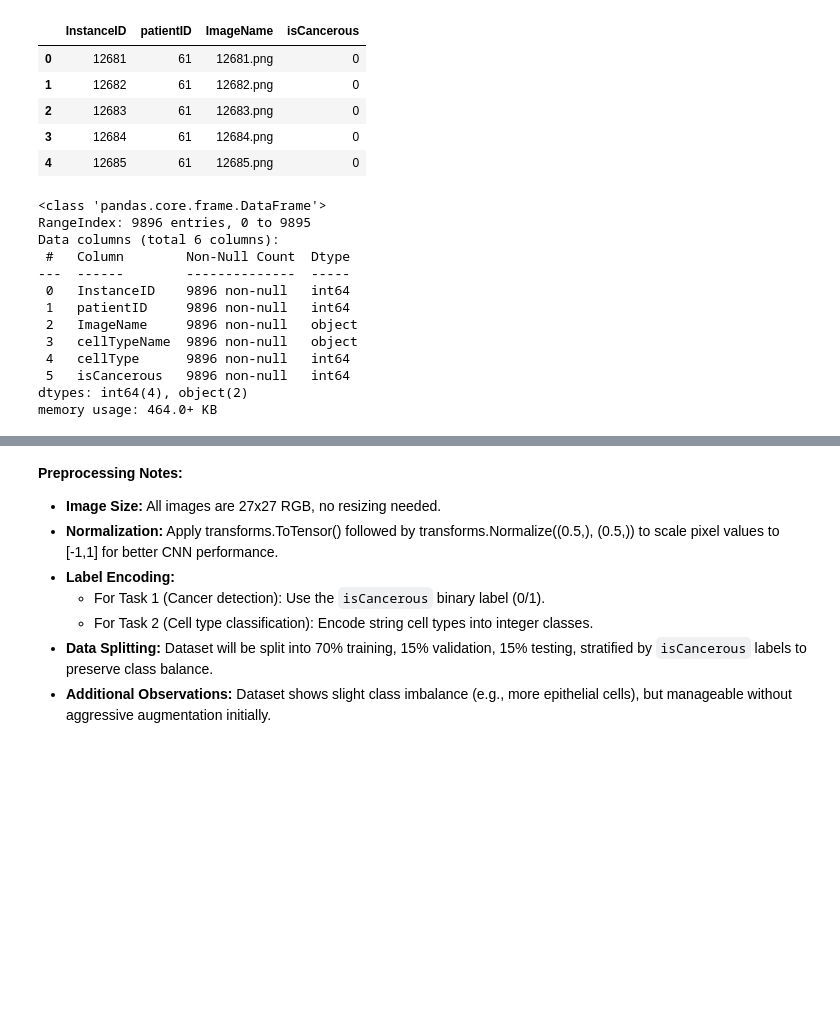
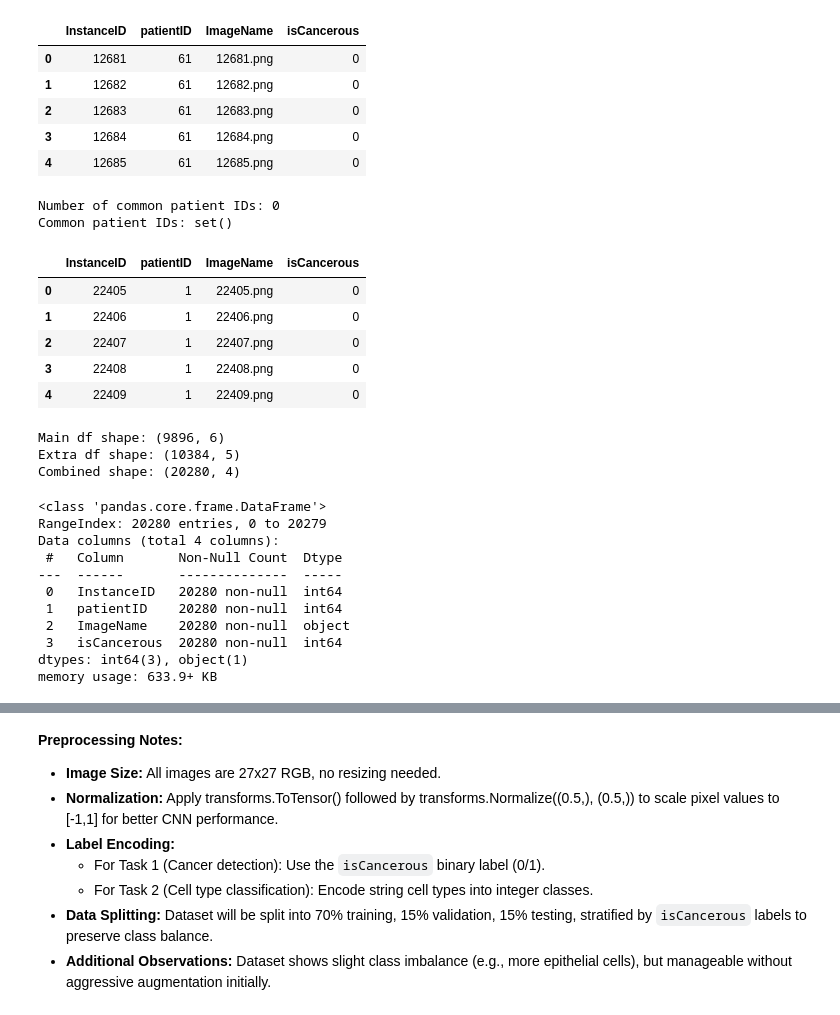
Before and after one commit to VasithaTilakumara/image-classification-cml-g30, a Jupyter notebook: notebooks/assignment2.ipynb, the cells around one changed output, grey strips where cells are left out. Drawn from its saved outputs; the diff is of its cells as text; code cells hidden in the pictures; blank space fills up the shorter version.

```diff
--- a/notebooks/assignment2.ipynb
+++ b/notebooks/assignment2.ipynb
@@ -56,21 +56,52 @@ Extra Data Labels:
 | 2 | 12683 | 61 | 12683.png | 0 |
 | 3 | 12684 | 61 | 12684.png | 0 |
 | 4 | 12685 | 61 | 12685.png | 0 |
+# %%
+# Find common patient IDs between main_df and extra_df
+common_patient_ids = set(main_df['patientID']).intersection(set(extra_df['patientID']))
+print(f"Number of common patient IDs: {len(common_patient_ids)}")
+print("Common patient IDs:", common_patient_ids)
+# %% [output]
+Number of common patient IDs: 0
+Common patient IDs: set()
+# %%
+# Add dummy column to extra_df so both have same structure
+extra_df['cellType'] = None  # Task 1 doesn't need this anyway
+
+# Combine the two
+combined_df = pd.concat([main_df, extra_df], ignore_index=True)
+
+# Optional: Reset index
+combined_df.reset_index(drop=True, inplace=True)
+combined_df = combined_df.drop(columns=['cellTypeName','cellType'])
+display(combined_df.head())
+
+print("Main df shape:",main_df.shape)
+print("Extra df shape:",extra_df.shape)
+print("Combined shape:", combined_df.shape)
+# %% [output]
+|  | InstanceID | patientID | ImageName | isCancerous |
+| 0 | 22405 | 1 | 22405.png | 0 |
+| 1 | 22406 | 1 | 22406.png | 0 |
+| 2 | 22407 | 1 | 22407.png | 0 |
+| 3 | 22408 | 1 | 22408.png | 0 |
+| 4 | 22409 | 1 | 22409.png | 0 |
+Main df shape: (9896, 6)
+Extra df shape: (10384, 5)
+Combined shape: (20280, 4)
 # %%
-main_df.info()
+combined_df.info()
 # %% [output]
 <class 'pandas.core.frame.DataFrame'>
-RangeIndex: 9896 entries, 0 to 9895
-Data columns (total 6 columns):
- #   Column        Non-Null Count  Dtype
----  ------        --------------  -----
- 0   InstanceID    9896 non-null   int64
- 1   patientID     9896 non-null   int64
- 2   ImageName     9896 non-null   object
- 3   cellTypeName  9896 non-null   object
- 4   cellType      9896 non-null   int64
- 5   isCancerous   9896 non-null   int64
-dtypes: int64(4), object(2)
-memory usage: 464.0+ KB
+RangeIndex: 20280 entries, 0 to 20279
+Data columns (total 4 columns):
+ #   Column       Non-Null Count  Dtype
+---  ------       --------------  -----
+ 0   InstanceID   20280 non-null  int64
+ 1   patientID    20280 non-null  int64
+ 2   ImageName    20280 non-null  object
+ 3   isCancerous  20280 non-null  int64
+dtypes: int64(3), object(1)
+memory usage: 633.9+ KB
 # %%
 # Check class balance in Main Data
```
Also changed, not shown: parts of 20 cells of this notebook.
